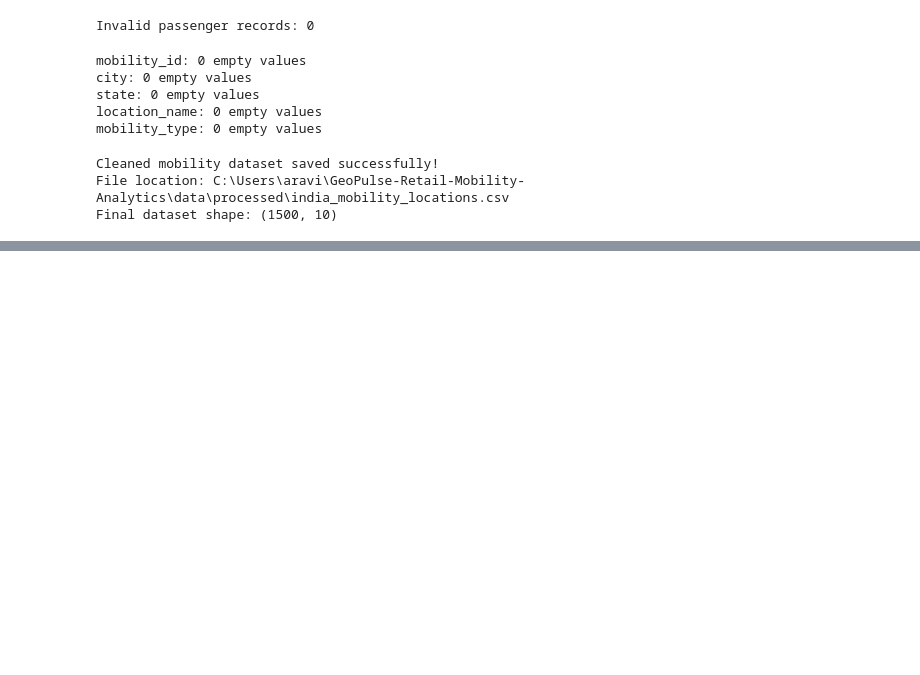
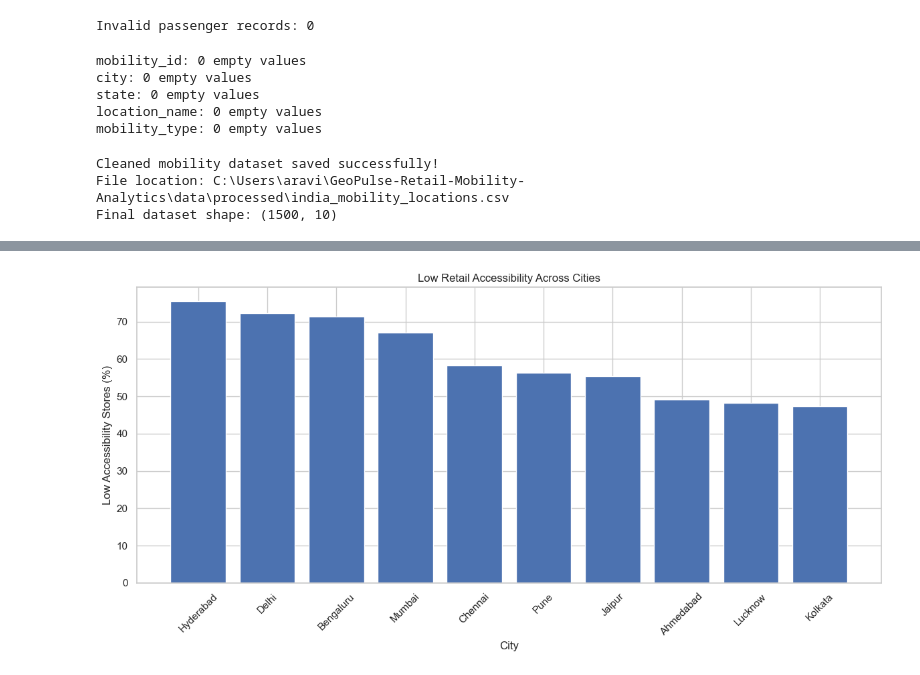
Before and after one commit to aravind541/GeoPulse-Retail-Mobility-Analytics, a Jupyter notebook: GeoPulse_EDA.ipynb, the cells around one changed output, grey strips where cells are left out. Drawn from its saved outputs; the diff is of its cells as text; code cells hidden in the pictures; blank space fills up the shorter version.

Commit message:
Complete retail mobility accessibility analysis

```diff
--- a/GeoPulse_EDA.ipynb
+++ b/GeoPulse_EDA.ipynb
@@ -944,0 +1131,27 @@ print(
+# %%
+city_accessibility = (
+    accessibility_df.groupby("city", observed=True)
+    .agg(
+        total_stores=("retail_id", "count"),
+        high_access=("accessibility_level", lambda x: (x == "High").sum()),
+        moderate_access=("accessibility_level", lambda x: (x == "Moderate").sum()),
+        low_access=("accessibility_level", lambda x: (x == "Low").sum())
+    )
+)
+
+city_accessibility["high_access_percentage"] = (
+    city_accessibility["high_access"] /
+    city_accessibility["total_stores"] * 100
+).round(2)
+
+city_accessibility["low_access_percentage"] = (
+    city_accessibility["low_access"] /
+    city_accessibility["total_stores"] * 100
+).round(2)
+
+city_accessibility = city_accessibility.sort_values(
+    "low_access_percentage",
+    ascending=False
+)
+
+city_accessibility
@@ -944,0 +1171,17 @@ print(
+# %%
+plt.figure(figsize=(12, 6))
+
+plt.bar(
+    city_accessibility.index,
+    city_accessibility["low_access_percentage"]
+)
+
+plt.title("Low Retail Accessibility Across Cities")
+plt.xlabel("City")
+plt.ylabel("Low Accessibility Stores (%)")
+plt.xticks(rotation=45)
+plt.tight_layout()
+
+plt.show()
+# %% [output]
+[figure, added]
```
Also changed, not shown: parts of 14 cells of this notebook, 3 other files.
